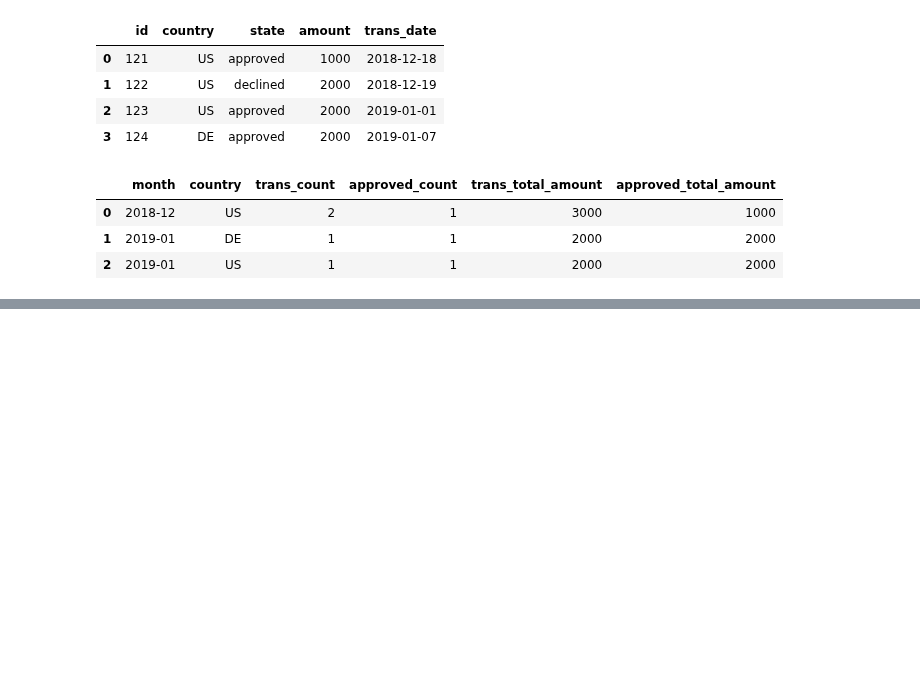
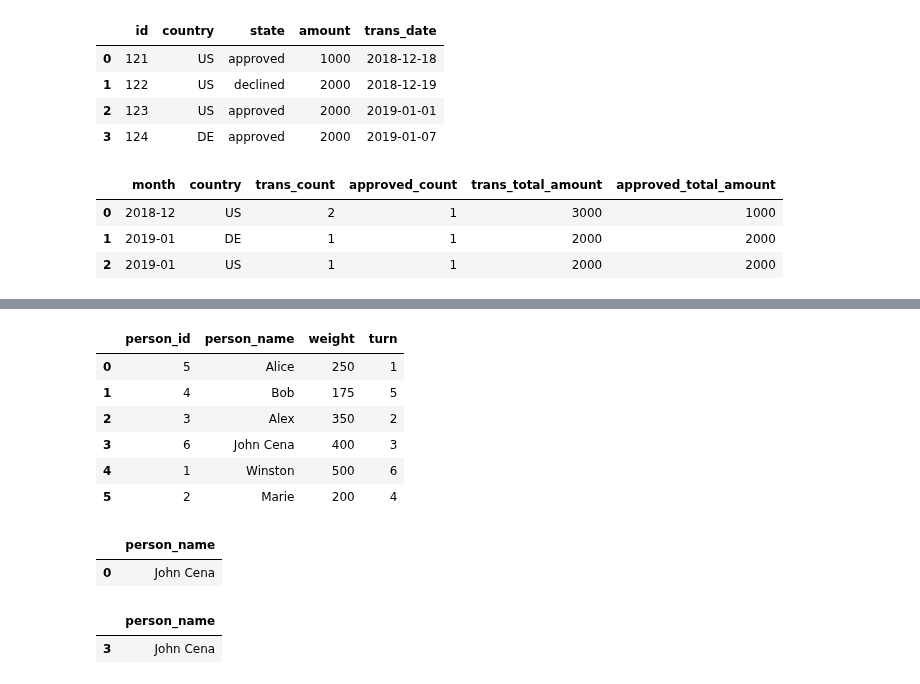
Before and after one commit to Praldmur/Tasks, a Jupyter notebook: LeetCode_Med.ipynb, the cells around one changed output, grey strips where cells are left out. Cells and saved outputs as stored; diff of their text form; code cells hidden in the pictures; blank space fills up the shorter version.

```diff
--- a/LeetCode_Med.ipynb
+++ b/LeetCode_Med.ipynb
@@ -878,0 +881,42 @@ df.groupby(['month', 'country'], as_index=False, dropna=False).agg(
+# %%
+data = [[5, 'Alice', 250, 1], [4, 'Bob', 175, 5], [3, 'Alex', 350, 2], [6, 'John Cena', 400, 3], [1, 'Winston', 500, 6], [2, 'Marie', 200, 4]]
+queue = pd.DataFrame(data, columns=['person_id', 'person_name', 'weight', 'turn']).astype({'person_id':'Int64', 'person_name':'object', 'weight':'Int64', 'turn':'Int64'})
+queue
+# %% [output]
+|  | person_id | person_name | weight | turn |
+| 0 | 5 | Alice | 250 | 1 |
+| 1 | 4 | Bob | 175 | 5 |
+| 2 | 3 | Alex | 350 | 2 |
+| 3 | 6 | John Cena | 400 | 3 |
+| 4 | 1 | Winston | 500 | 6 |
+| 5 | 2 | Marie | 200 | 4 |
+# %%
+query = """
+with t1 as(
+    select
+        person_name,
+        sum(weight) over(order by turn) as cumulative_weight
+    from queue
+),
+t2 as(
+    select max(cumulative_weight) as max
+    from t1
+    where cumulative_weight <= 1000
+)
+select person_name
+from t1
+where cumulative_weight = (select max from t2)
+"""
+duckdb.query(query).to_df()
+# %% [output]
+|  | person_name |
+| 0 | John Cena |
+# %%
+df = queue
+df = df.sort_values('turn')
+df['cumulative_weight'] = df['weight'].cumsum()
+df = df[df['cumulative_weight']<= 1000]
+df.loc[[df['cumulative_weight'].idxmax()], ['person_name']]
+# %% [output]
+|  | person_name |
+| 3 | John Cena |
```
Also changed, not shown: parts of 11 cells of this notebook.
